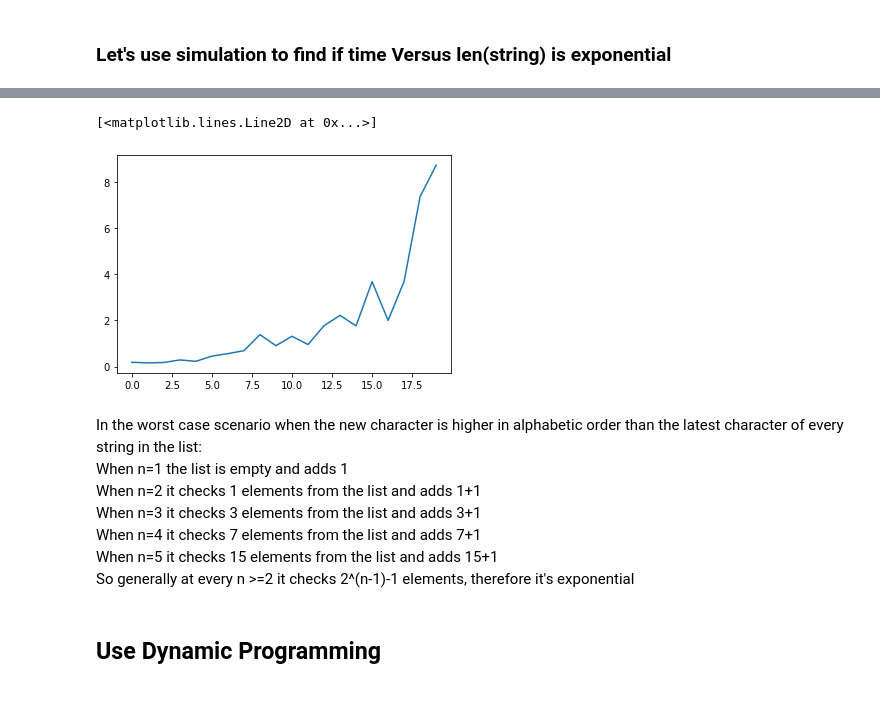
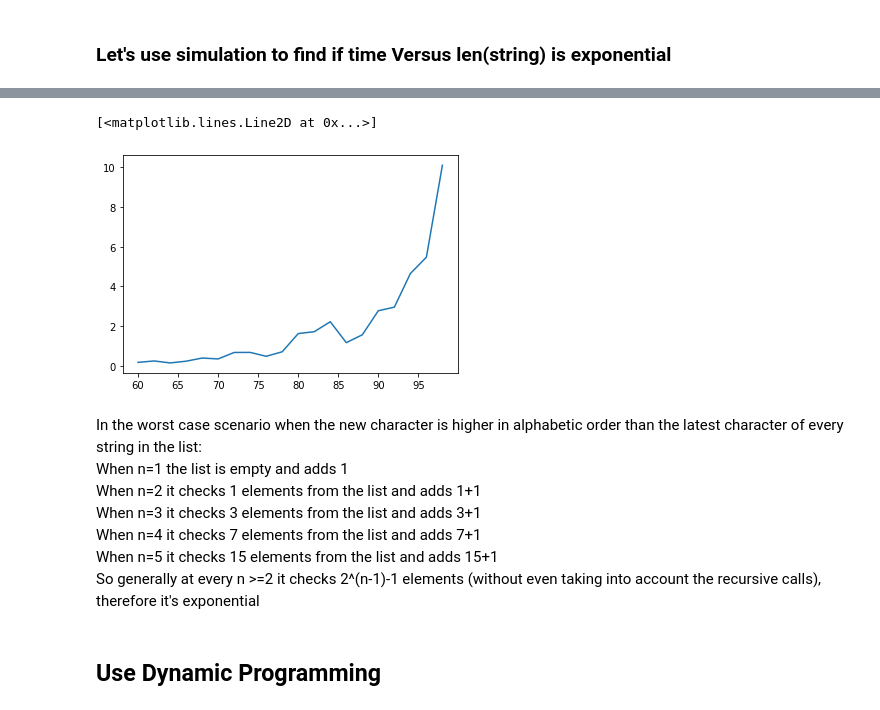
Before and after one commit to GiorgiaSalvatori/ADM-HW3, a Jupyter notebook: main.ipynb, the cells around one changed output, grey strips where cells are left out. Cells and saved outputs as stored; diff of their text form; code cells hidden in the pictures.

```diff
--- a/main.ipynb
+++ b/main.ipynb
@@ -815,10 +823,10 @@ final_time_for_simulation
 # %%
 # PLot that shows exponential time required
 import matplotlib.pyplot as plt
-plt.plot(final_time_for_simulation)
+plt.plot(range(60, 100, 2),final_time_for_simulation)
 # %% [output]
 [<matplotlib.lines.Line2D at 0x...>]
-[figure, old version]
+[figure, new version]
 # %% [markdown]
 In the worst case scenario when the new character is higher in alphabetic order than the latest character of every string in the list: <br>
 When n=1 the list is empty and adds 1 <br>
@@ -826,7 +834,7 @@ When n=2 it checks 1 elements from the list and adds 1+1 <br>
 When n=3 it checks 3 elements from the list and adds 3+1 <br>
 When n=4 it checks 7 elements from the list and adds 7+1 <br>
 When n=5 it checks 15 elements from the list and adds 15+1 <br>
-So generally at every n >=2 it checks 2^(n-1)-1 elements, therefore it's exponential <br>
+So generally at every n >=2 it checks 2^(n-1)-1 elements (without even taking into account the recursive calls), therefore it's exponential <br>
 # %% [markdown]
 ## Use Dynamic Programming
 # %% [markdown]
```
Also changed, not shown: parts of 4 cells of this notebook.
